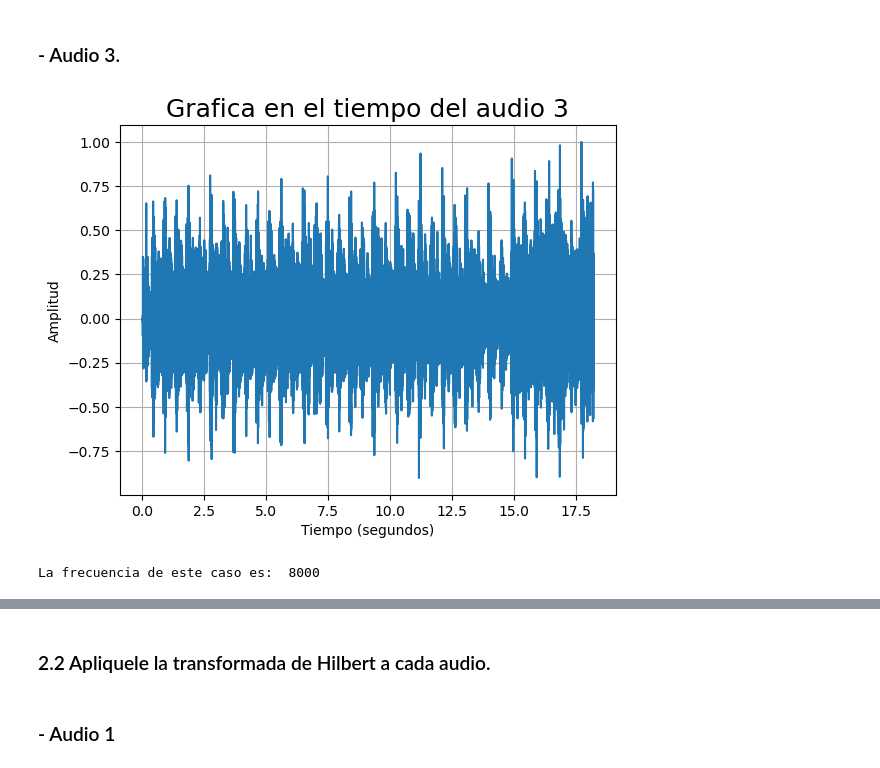
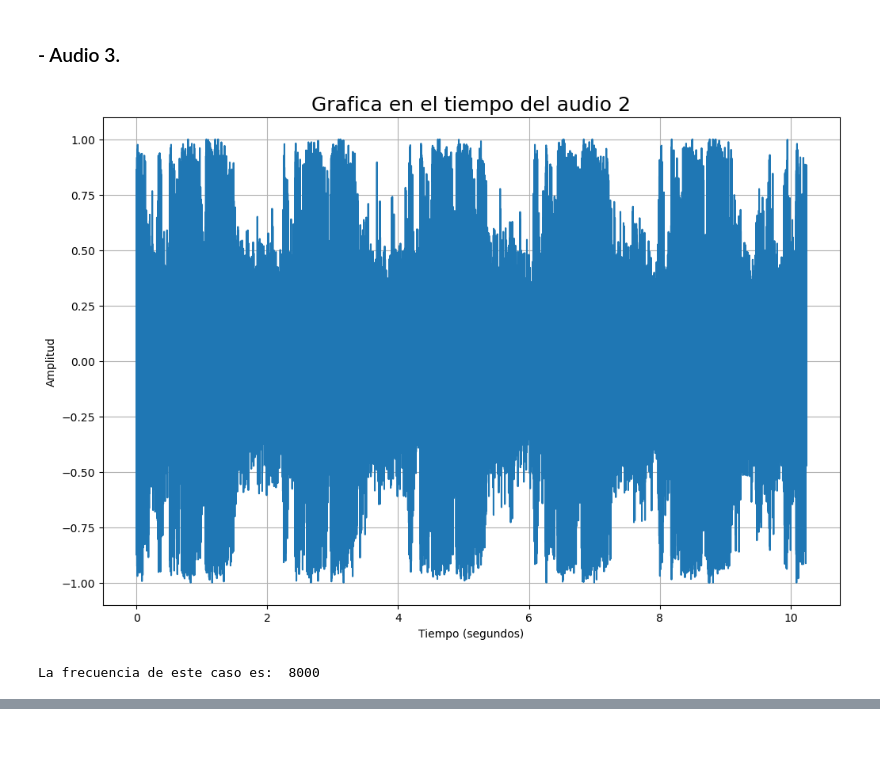
Before and after one commit to JoseOrtiz23/Proyecto_Final_PDS_2023_1, a Jupyter notebook: Proyecto_Final_OrtizMiranda_JoseDavid.ipynb, the cells around one changed output, grey strips where cells are left out. Cells and saved outputs as stored; diff of their text form; code cells hidden in the pictures; blank space fills up the shorter version.

```diff
--- a/Proyecto_Final_OrtizMiranda_JoseDavid.ipynb
+++ b/Proyecto_Final_OrtizMiranda_JoseDavid.ipynb
@@ -64,25 +80,22 @@ La frecuencia de este caso es:  8000
 # %% [markdown]
 ### - Audio 3.
 # %%
-file_audio_2=('Blue_Cancion.wav') # Ruta del archivo con la senal
-fs, z=read(file_audio_2) # Cargar el archivo
+file_audio_3=('ambiente_fabrica.wav') # Ruta del archivo con la senal
+fs, z=read(file_audio_3) # Cargar el archivo
 z = z / np.max(np.abs(z)) # escala la amplitud de la senal
 t=np.arange(0, float(len(z))/fs, 1.0/fs) # Vector de tiempo
+plt.figure(figsize=(12,8))
 plt.plot(t,z) # Dibujar la grafica
 plt.grid()
 
 # Los siguientes dos comandos dibujan las etiquetas de los ejes
-plt.title("Grafica en el tiempo del audio 3",fontsize = 18)
+plt.title("Grafica en el tiempo del audio 2",fontsize = 18)
 plt.xlabel('Tiempo (segundos)') # Etiqueta eje X
 plt.ylabel('Amplitud') # Etiqueta eje Y
 plt.show() # Mostrar la grafica
 print("La frecuencia de este caso es: ",fs)
 Audio(z, rate=fs) # para escuchar la senal
 # %% [output]
-[figure, old version]
+[figure, new version]
 La frecuencia de este caso es:  8000
 [interactive output not drawn]
-# %% [markdown]
-### 2.2 Apliquele la transformada de Hilbert a cada audio.
-# %% [markdown]
-### - Audio 1
```
Also changed, not shown: parts of 29 cells of this notebook, 5 other files.
